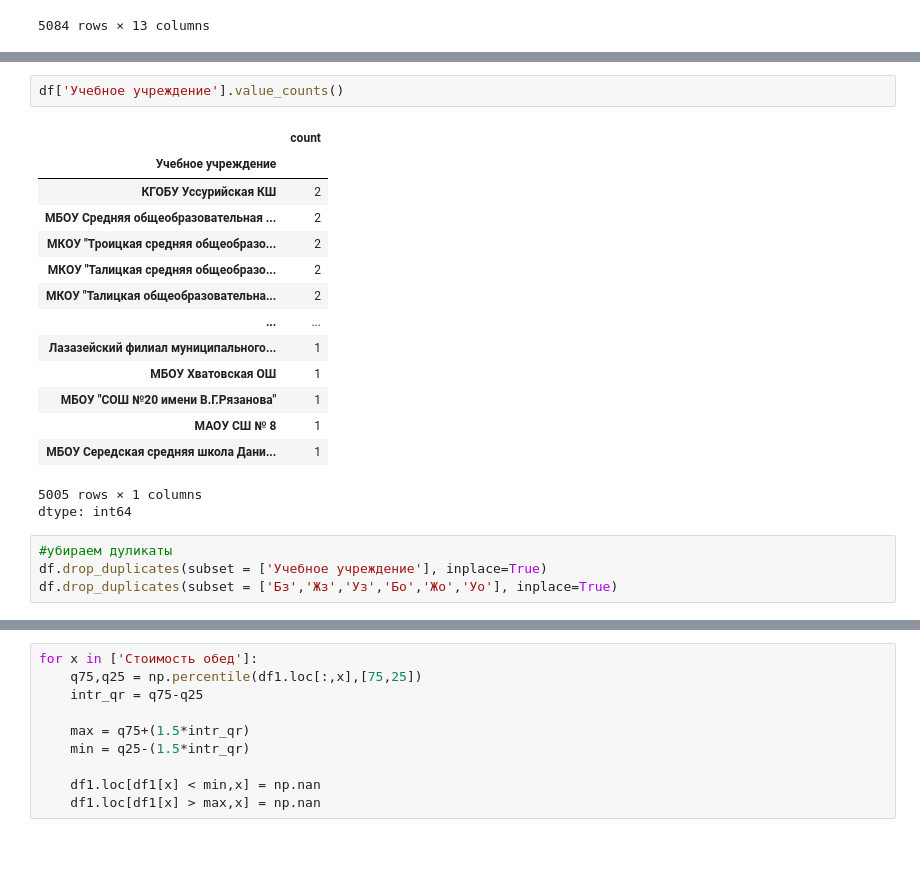
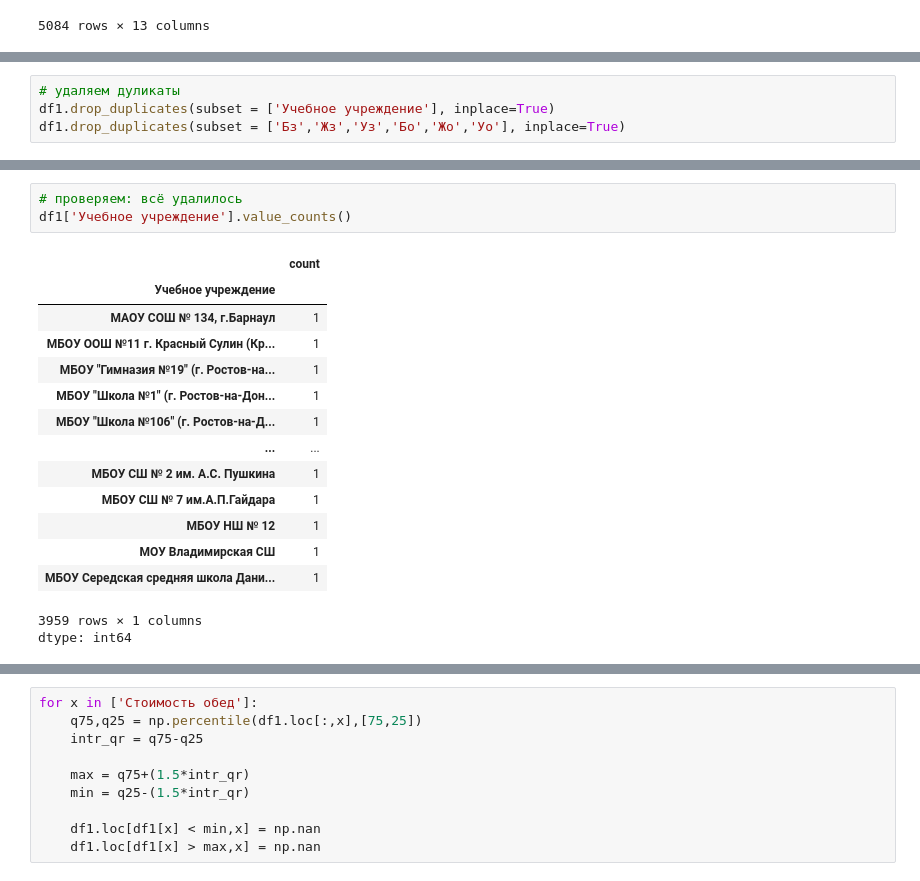
Before and after one commit to Tiffany155/parsing, a Jupyter notebook: итоговая_обработка.ipynb, the cells around one changed output, grey strips where cells are left out. Saved outputs shown, nothing was run; the diff lists cells and outputs as text; blank space fills up the shorter version.

```diff
--- a/итоговая_обработка.ipynb
+++ b/итоговая_обработка.ipynb
@@ -71,0 +139,4 @@ df.describe()
+# %%
+# удаляем дуликаты
+df1.drop_duplicates(subset = ['Учебное учреждение'], inplace=True)
+df1.drop_duplicates(subset = ['Бз','Жз','Уз','Бо','Жо','Уо'], inplace=True)
@@ -72,22 +152,19 @@ df.describe()
 # %%
-df['Учебное учреждение'].value_counts()
+# проверяем: всё удалилось
+df1['Учебное учреждение'].value_counts()
 # %% [output]
 |  | count |
 | Учебное учреждение |  |
-| КГОБУ Уссурийская КШ | 2 |
-| МБОУ Средняя общеобразовательная ... | 2 |
-| МКОУ "Троицкая средняя общеобразо... | 2 |
-| МКОУ "Талицкая средняя общеобразо... | 2 |
-| МКОУ "Талицкая общеобразовательна... | 2 |
+| МАОУ СОШ № 134, г.Барнаул | 1 |
+| МБОУ ООШ №11 г. Красный Сулин (Кр... | 1 |
+| МБОУ "Гимназия №19" (г. Ростов-на... | 1 |
+| МБОУ "Школа №1" (г. Ростов-на-Дон... | 1 |
+| МБОУ "Школа №106" (г. Ростов-на-Д... | 1 |
 | ... | ... |
-| Лазазейский филиал муниципального... | 1 |
-| МБОУ Хватовская ОШ | 1 |
-| МБОУ "СОШ №20 имени В.Г.Рязанова" | 1 |
-| МАОУ СШ № 8 | 1 |
+| МБОУ СШ № 2 им. А.С. Пушкина | 1 |
+| МБОУ СШ № 7 им.А.П.Гайдара | 1 |
+| МБОУ НШ № 12 | 1 |
+| МОУ Владимирская СШ | 1 |
 | МБОУ Середская средняя школа Дани... | 1 |
-5005 rows × 1 columns
+3959 rows × 1 columns
 dtype: int64
-# %%
-#убираем дуликаты
-df.drop_duplicates(subset = ['Учебное учреждение'], inplace=True)
-df.drop_duplicates(subset = ['Бз','Жз','Уз','Бо','Жо','Уо'], inplace=True)
```
Also changed, not shown: parts of 70 cells of this notebook.
